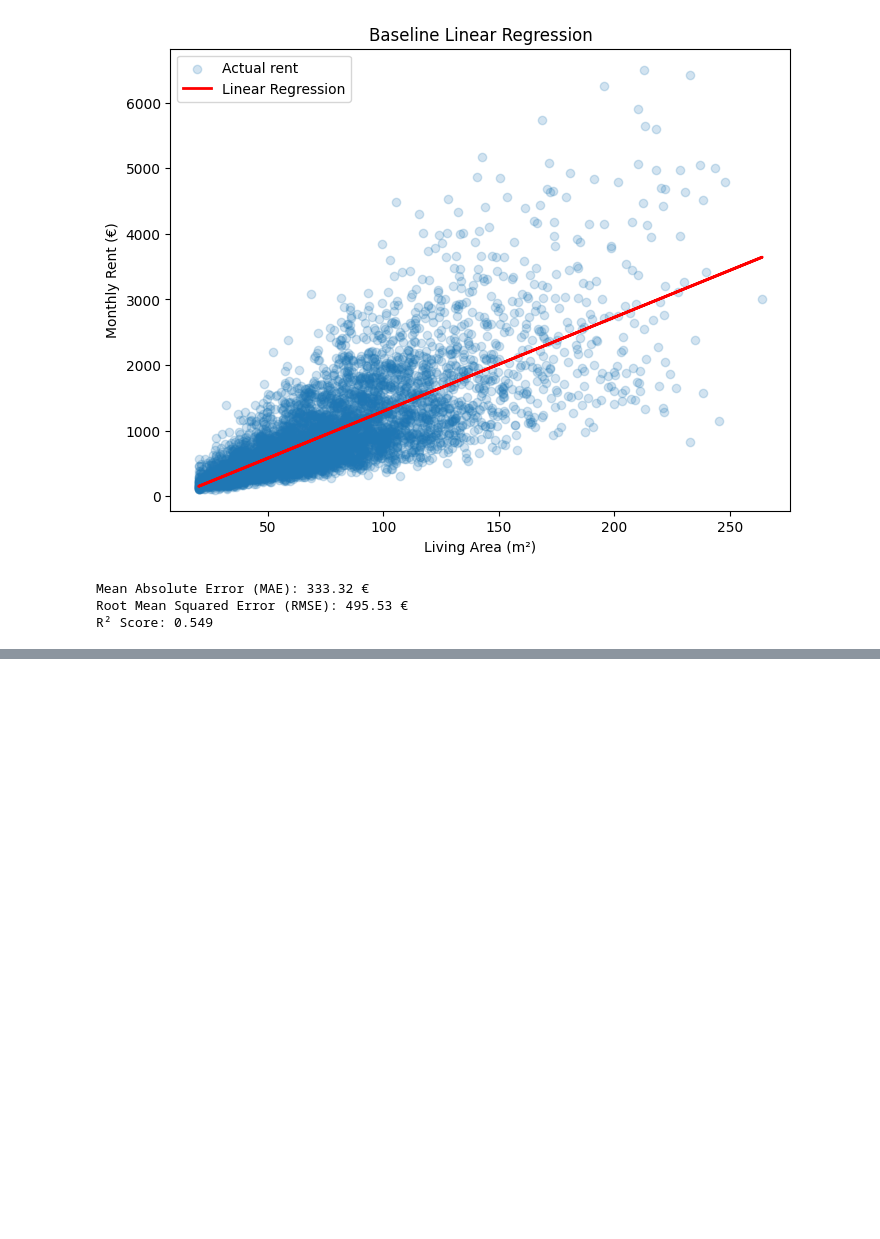
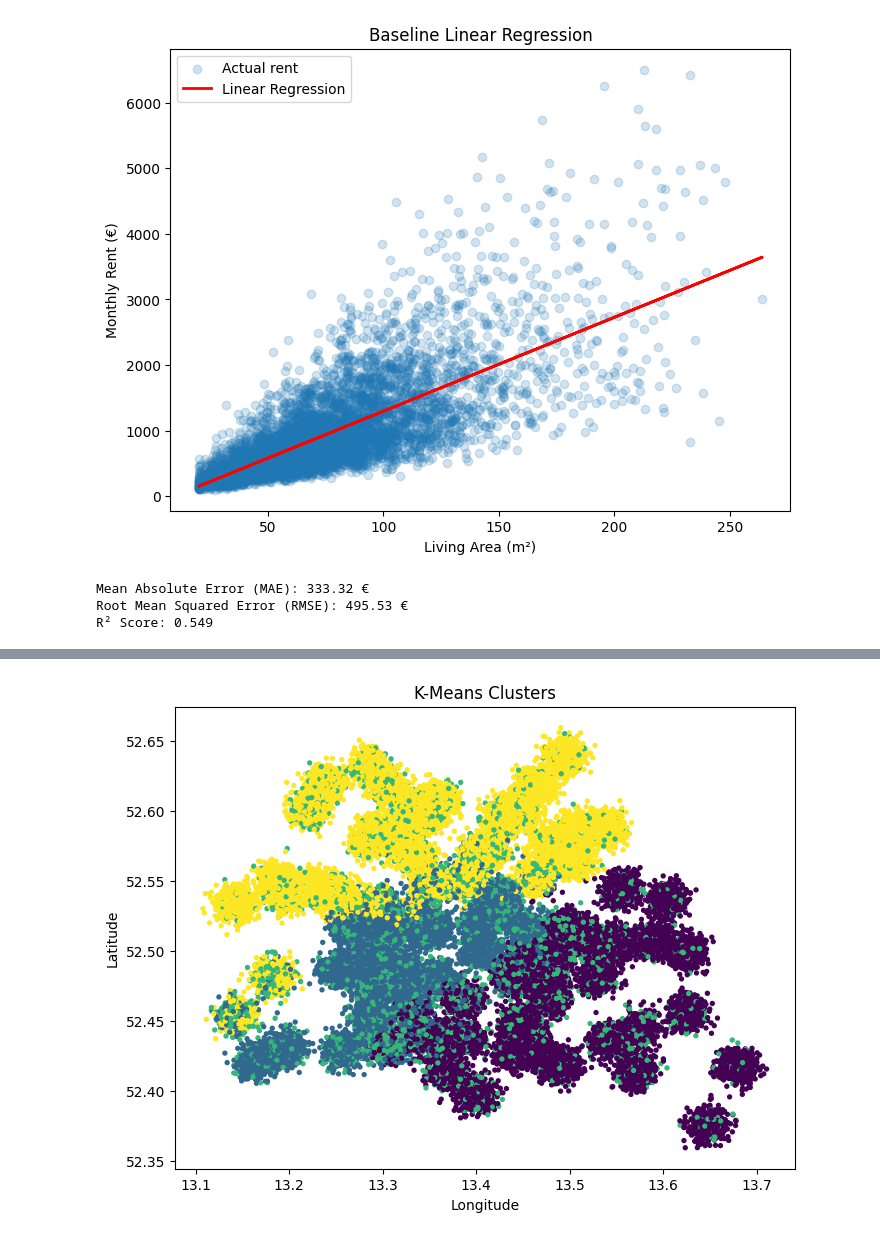
Before and after one commit to MarieKatha/berlin-property-intelligence, a Jupyter notebook: notebooks/marie.ipynb, the cells around one changed output, grey strips where cells are left out. Cells and saved outputs as stored; diff of their text form; code cells hidden in the pictures; blank space fills up the shorter version.

```diff
--- a/notebooks/marie.ipynb
+++ b/notebooks/marie.ipynb
@@ -228,0 +450,8 @@ R² Score: 0.549
+# %%
+kmeans = KMeans(
+    n_clusters=4,
+    random_state=42,
+    n_init=10
+)
+
+df["cluster"] = kmeans.fit_predict(X_scaled)
@@ -228,0 +471,17 @@ R² Score: 0.549
+# %%
+plt.figure(figsize=(8,6))
+
+plt.scatter(
+    df["lon"],
+    df["lat"],
+    c=df["cluster"],
+    cmap="viridis",
+    s=8
+)
+
+plt.xlabel("Longitude")
+plt.ylabel("Latitude")
+plt.title("K-Means Clusters")
+plt.show()
+# %% [output]
+[figure, added]
```
Also changed, not shown: parts of 22 cells of this notebook.
